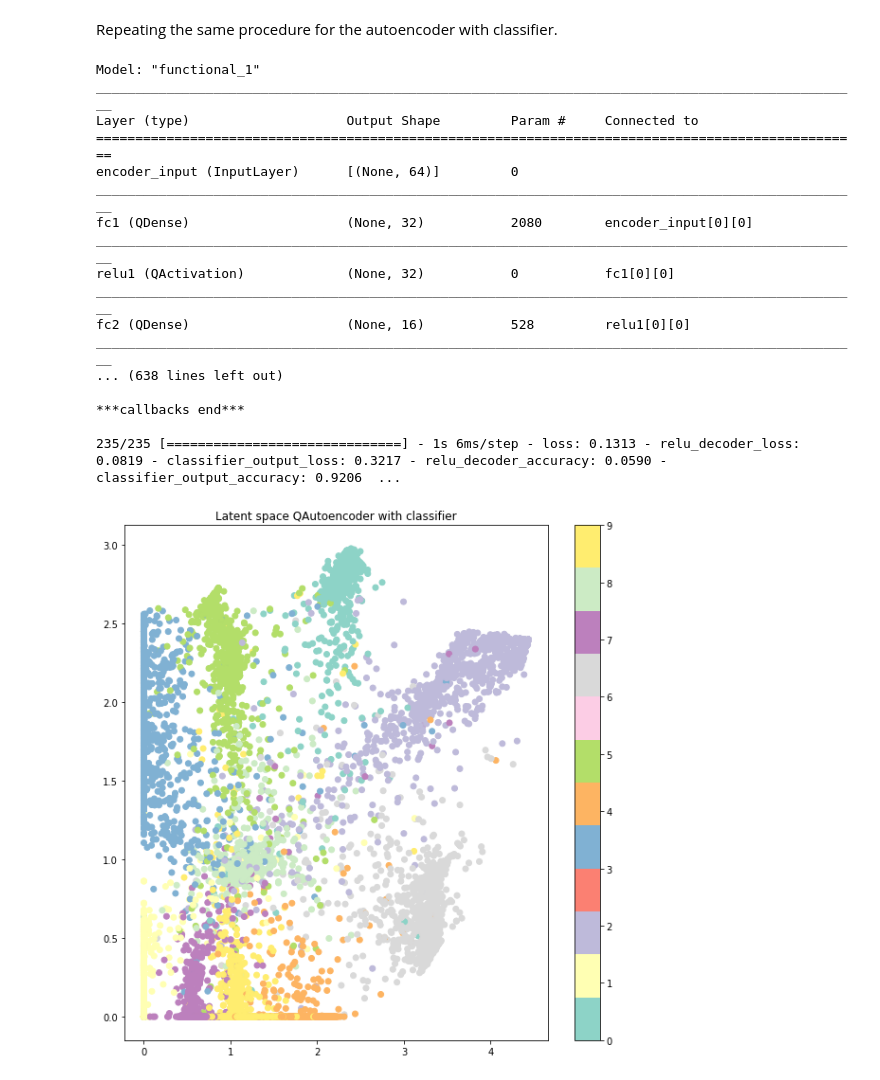
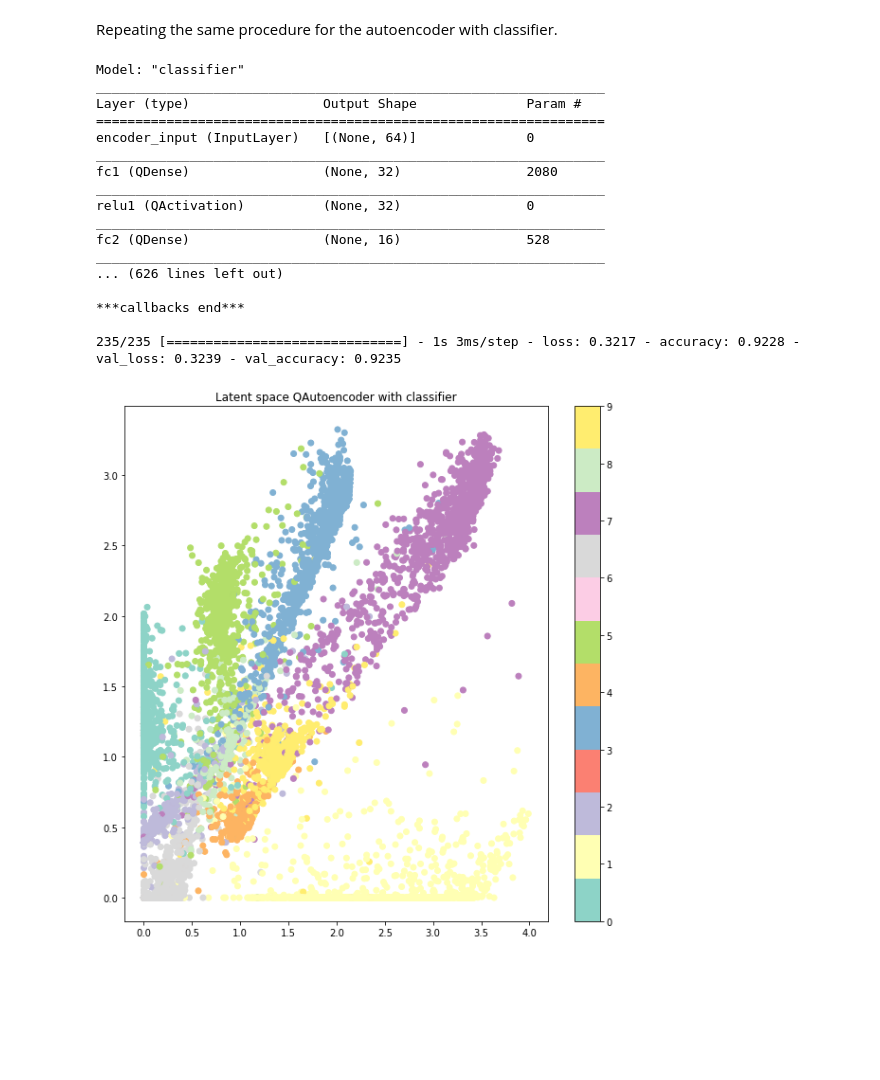
Before and after one commit to LorenzoValente3/Autoencoder-for-FPGA, a Jupyter notebook: QAE.ipynb, the cells around one changed output. Drawn from its saved outputs; the diff is of its cells as text; code cells hidden in the pictures; blank space fills up the shorter version.

Commit message:
only classifier

```diff
--- a/QAE.ipynb
+++ b/QAE.ipynb
@@ -414,28 +416,28 @@ Repeating the same procedure for the autoencoder with classifier.
 # %%
 network_with_classifier = QAutoencoder(data_zoom, pruned=False)
 network_with_classifier.build_encoder()
-network_with_classifier.build_decoder()
+#network_with_classifier.build_decoder()
 network_with_classifier.build_classifier()
 network_with_classifier.build_autoencoder(use_latent_classifier=True)
 network_with_classifier.fit_data( batch_size=256,epochs=40, use_latent_classifier=True)
 network_with_classifier.plot_latent_dimension("QAutoencoder with classifier")
 network_with_classifier.plot_score(use_latent_classifier=True,model_name="QAutoencoder with classifier")
 # %% [output]
-Model: "functional_1"
-__________________________________________________________________________________________________
-Layer (type)                    Output Shape         Param #     Connected to
-==================================================================================================
-encoder_input (InputLayer)      [(None, 64)]         0
-__________________________________________________________________________________________________
-fc1 (QDense)                    (None, 32)           2080        encoder_input[0][0]
-__________________________________________________________________________________________________
-relu1 (QActivation)             (None, 32)           0           fc1[0][0]
-__________________________________________________________________________________________________
-fc2 (QDense)                    (None, 16)           528         relu1[0][0]
-__________________________________________________________________________________________________
-... (638 lines left out)
+Model: "classifier"
+_________________________________________________________________
+Layer (type)                 Output Shape              Param #
+=================================================================
+encoder_input (InputLayer)   [(None, 64)]              0
+_________________________________________________________________
+fc1 (QDense)                 (None, 32)                2080
+_________________________________________________________________
+relu1 (QActivation)          (None, 32)                0
+_________________________________________________________________
+fc2 (QDense)                 (None, 16)                528
+_________________________________________________________________
+... (626 lines left out)
 
 ***callbacks end***
 
-235/235 [==============================] - 1s 6ms/step - loss: 0.1313 - relu_decoder_loss: 0.0819 - classifier_output_loss: 0.3217 - relu_decoder_accuracy: 0.0590 - classifier_output_accuracy: 0.9206  ...
+235/235 [==============================] - 1s 3ms/step - loss: 0.3217 - accuracy: 0.9228 - val_loss: 0.3239 - val_accuracy: 0.9235
-[figure, old version]
+[figure, new version]
```
Also changed, not shown: parts of 3 cells of this notebook, 4 other files.
